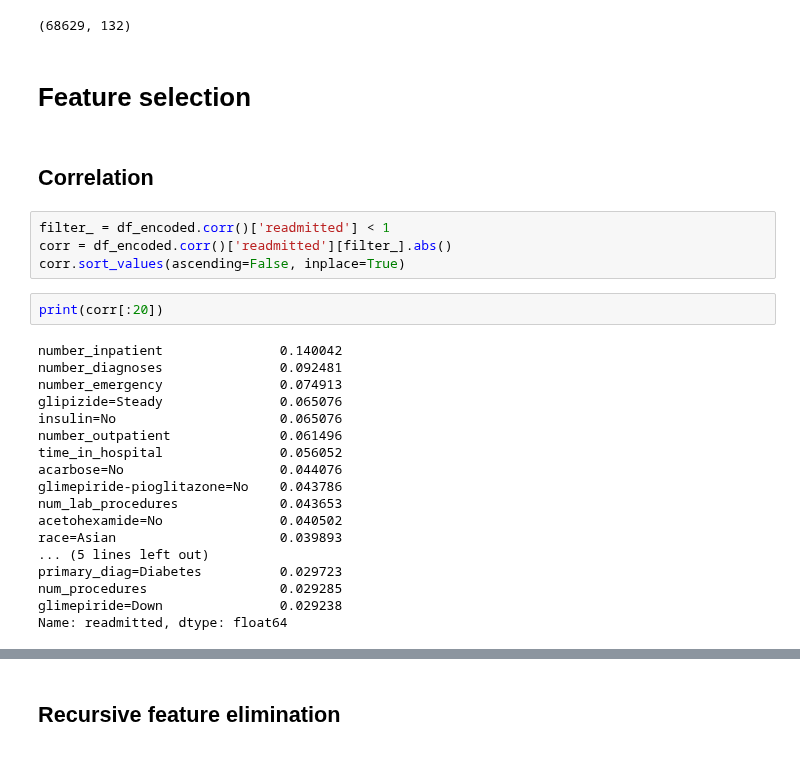
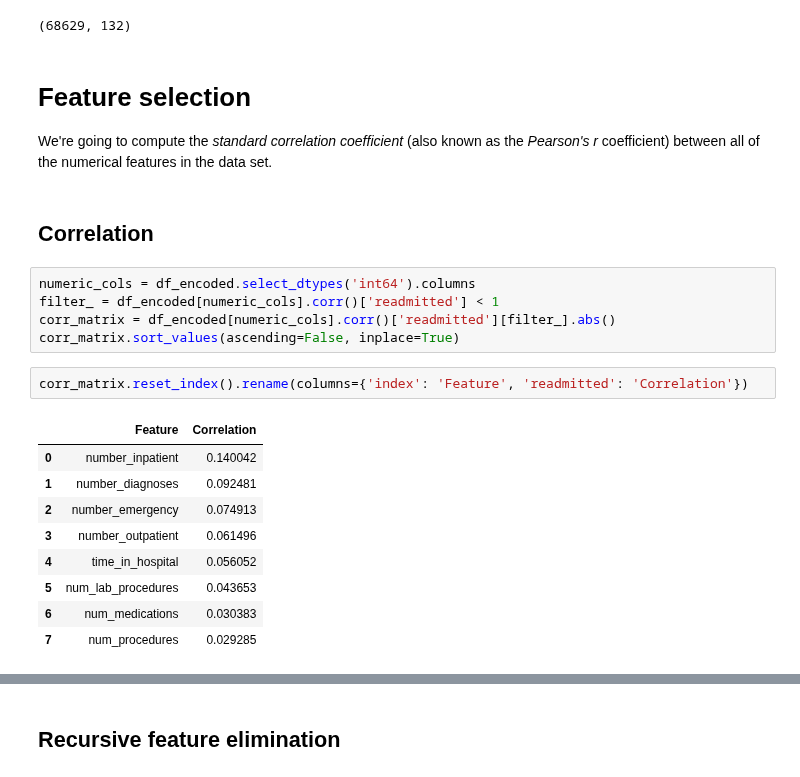
Before and after one commit to capac/kaggle-notebooks, a Jupyter notebook: diabetes-in-130-US-hospitals/2-checking-algorithms.ipynb, the cells around one changed output, grey strips where cells are left out. Cells and saved outputs as stored; diff of their text form.

```diff
--- a/diabetes-in-130-US-hospitals/2-checking-algorithms.ipynb
+++ b/diabetes-in-130-US-hospitals/2-checking-algorithms.ipynb
@@ -39,31 +39,26 @@ memory usage: 69.6 MB
 df_encoded.shape
 # %% [output]
 (68629, 132)
-# %% [markdown]
-# Feature selection
+# %% [markdown]
+# Feature selection
+
+We're going to compute the _standard correlation coefficient_ (also known as the _Pearson's r_ coefficient) between all of the numerical features in the data set.
 # %% [markdown]
 ## Correlation
 # %%
-filter_ = df_encoded.corr()['readmitted'] < 1
-corr = df_encoded.corr()['readmitted'][filter_].abs()
-corr.sort_values(ascending=False, inplace=True)
+numeric_cols = df_encoded.select_dtypes('int64').columns
+filter_ = df_encoded[numeric_cols].corr()['readmitted'] < 1
+corr_matrix = df_encoded[numeric_cols].corr()['readmitted'][filter_].abs()
+corr_matrix.sort_values(ascending=False, inplace=True)
-# %%
-print(corr[:20])
-# %% [output]
-number_inpatient               0.140042
-number_diagnoses               0.092481
-number_emergency               0.074913
-glipizide=Steady               0.065076
-insulin=No                     0.065076
-number_outpatient              0.061496
-time_in_hospital               0.056052
-acarbose=No                    0.044076
-glimepiride-pioglitazone=No    0.043786
-num_lab_procedures             0.043653
-acetohexamide=No               0.040502
-race=Asian                     0.039893
-... (5 lines left out)
-primary_diag=Diabetes          0.029723
-num_procedures                 0.029285
-glimepiride=Down               0.029238
-Name: readmitted, dtype: float64
+# %%
+corr_matrix.reset_index().rename(columns={'index': 'Feature', 'readmitted': 'Correlation'})
+# %% [output]
+|  | Feature | Correlation |
+| 0 | number_inpatient | 0.140042 |
+| 1 | number_diagnoses | 0.092481 |
+| 2 | number_emergency | 0.074913 |
+| 3 | number_outpatient | 0.061496 |
+| 4 | time_in_hospital | 0.056052 |
+| 5 | num_lab_procedures | 0.043653 |
+| 6 | num_medications | 0.030383 |
+| 7 | num_procedures | 0.029285 |
```
Also changed, not shown: parts of 5 cells of this notebook.
